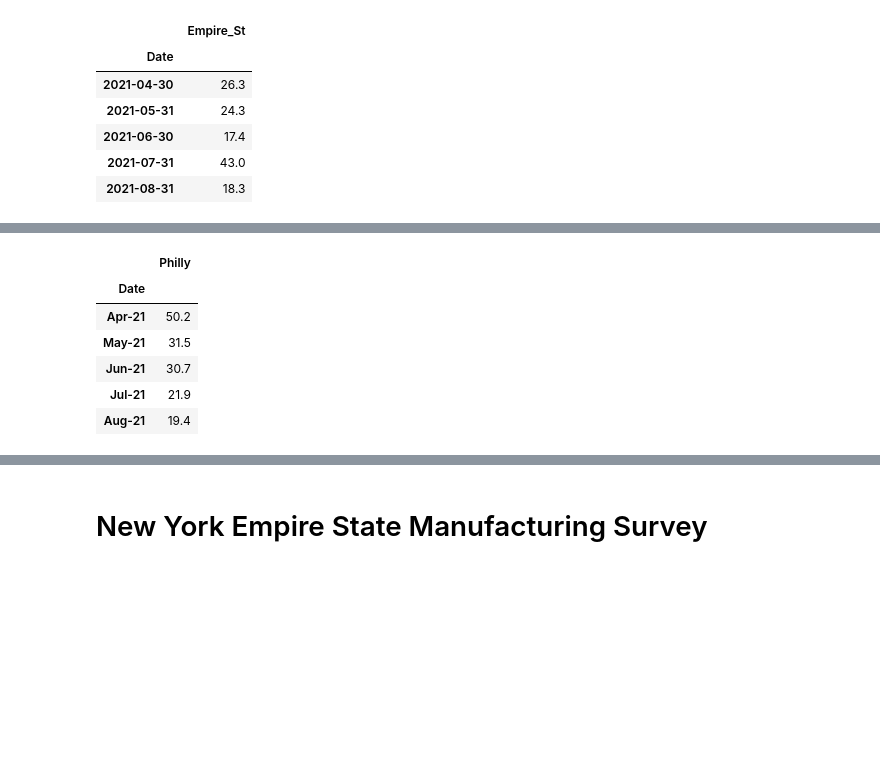
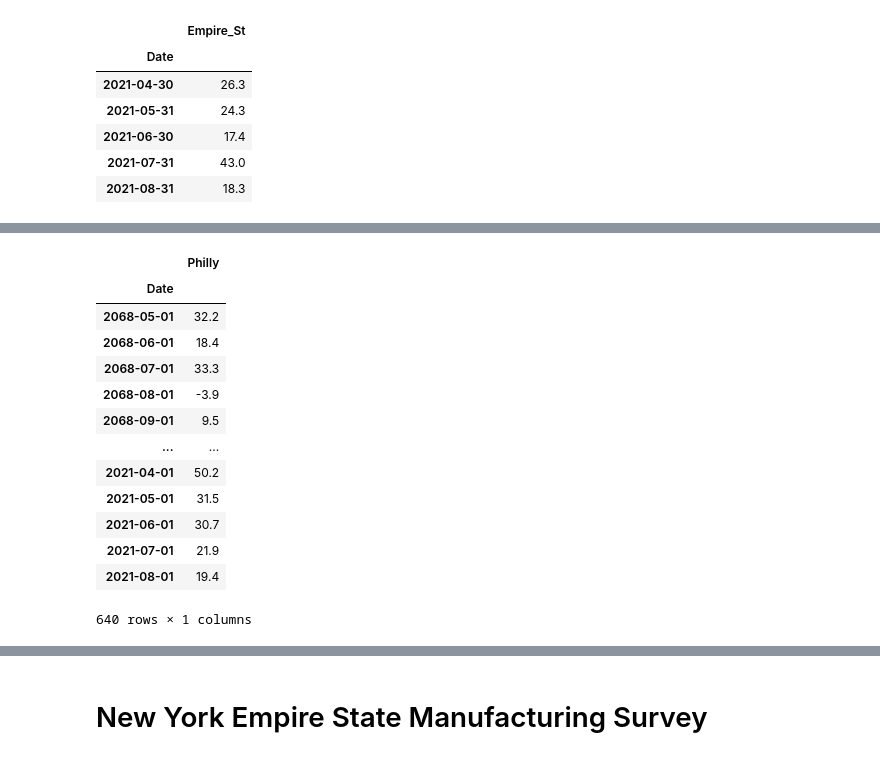
Before and after one commit to obsessedquant/GeoLocation-Vs-Covid-Analysis-and-Visualization, a Jupyter notebook: sam/Economic_Indicators.ipynb, the cells around one changed output, grey strips where cells are left out. Drawn from its saved outputs; the diff is of its cells as text; code cells hidden in the pictures; blank space fills up the shorter version.

```diff
--- a/sam/Economic_Indicators.ipynb
+++ b/sam/Economic_Indicators.ipynb
@@ -47,20 +88,18 @@ empire_clean_df.tail()
 # %%
-# Read data
-# Philadelphia Business Outlook Survey data
-philly_df = pd.read_csv('./Inputs/bos_dif.csv')
-philly_clean_df = philly_df[['DATE','GAC']]
-philly_clean_df = philly_clean_df.rename(columns={
-    "DATE":"Date",
-    "GAC":"Philly"
-})
-philly_clean_df = philly_clean_df.set_index(['Date'])
-# philly_clean_df.index = pd.to_datetime(philly_clean_df.index)
-philly_clean_df.tail()
+philly_clean_df.index = pd.to_datetime(philly_clean_df.index, infer_datetime_format=True,format="%b-%y")
+philly_clean_df
 # %% [output]
 |  | Philly |
 | Date |  |
-| Apr-21 | 50.2 |
-| May-21 | 31.5 |
-| Jun-21 | 30.7 |
-| Jul-21 | 21.9 |
-| Aug-21 | 19.4 |
+| 2068-05-01 | 32.2 |
+| 2068-06-01 | 18.4 |
+| 2068-07-01 | 33.3 |
+| 2068-08-01 | -3.9 |
+| 2068-09-01 | 9.5 |
+| ... | ... |
+| 2021-04-01 | 50.2 |
+| 2021-05-01 | 31.5 |
+| 2021-06-01 | 30.7 |
+| 2021-07-01 | 21.9 |
+| 2021-08-01 | 19.4 |
+640 rows × 1 columns
```
Also changed, not shown: parts of 18 cells of this notebook.
